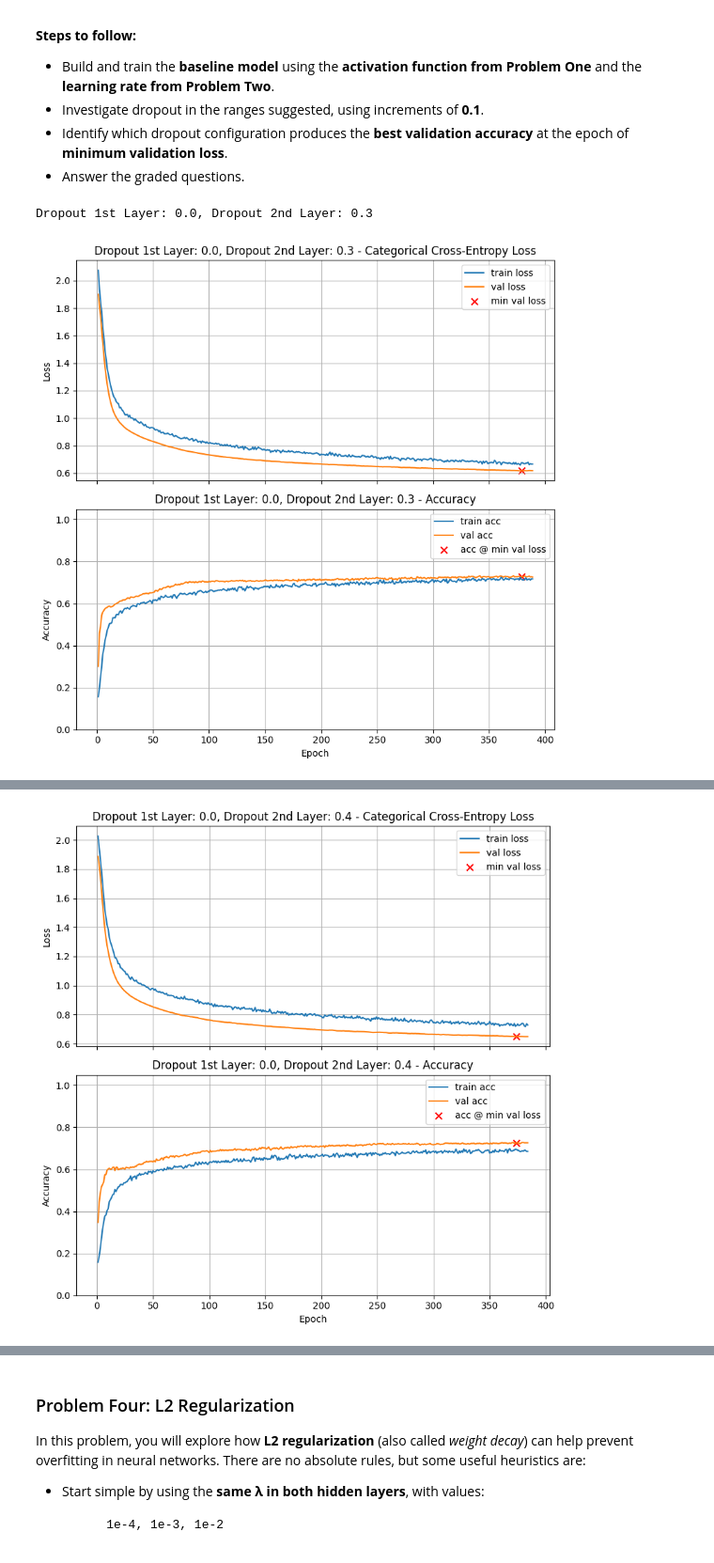
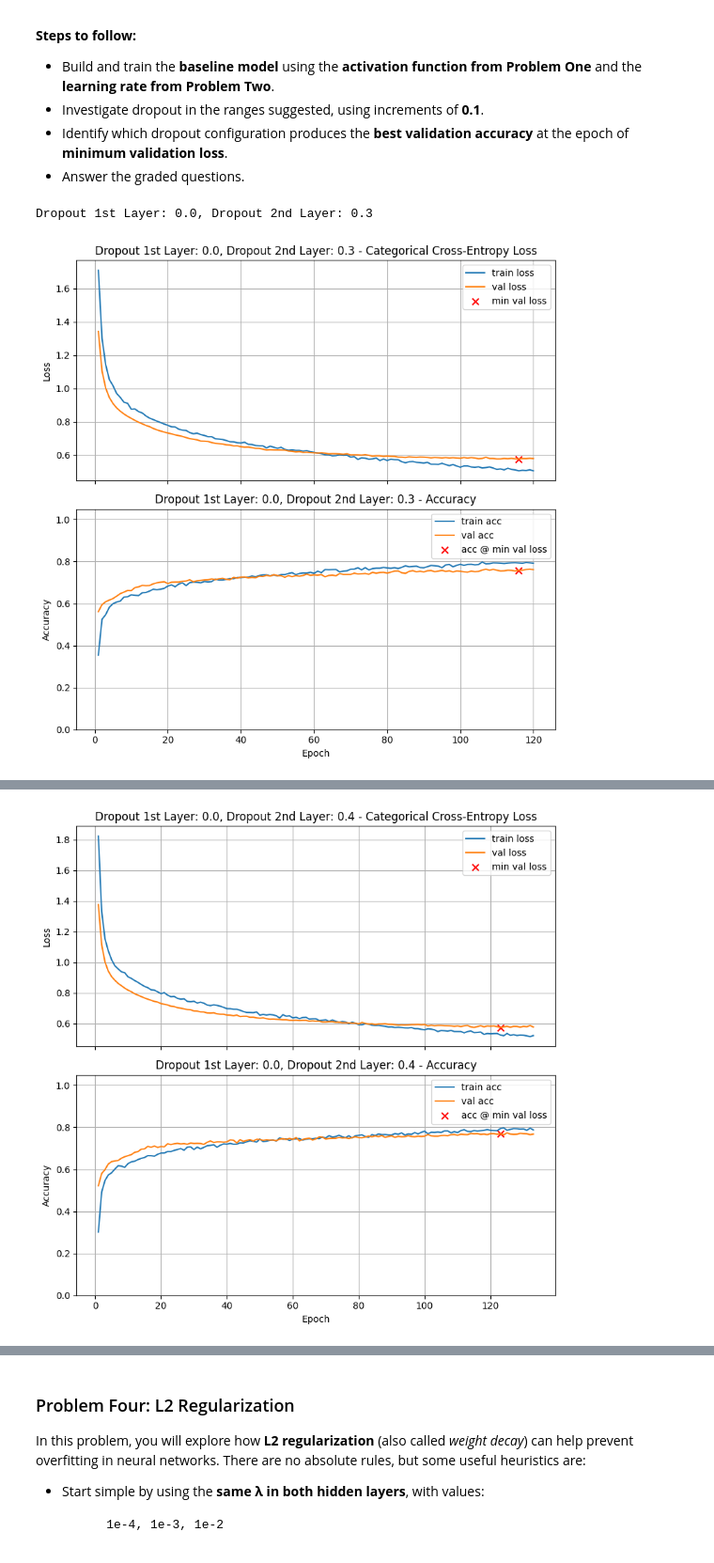
Before and after one commit to jtvon/Module-7-Assignments, a Jupyter notebook: Homework_03.ipynb, the cells around one changed output, grey strips where cells are left out. Shown at 94% size. Saved outputs shown, nothing was run; the diff lists cells and outputs as text; code cells hidden in the pictures.

```diff
--- a/Homework_03.ipynb
+++ b/Homework_03.ipynb
@@ -409,8 +417,11 @@ In this problem, you will train the **baseline neural network** and investigate
 # Your code here. Add as many cells as you need.
 activation = ['relu', 'tanh', 'sigmoid']
 
-for func in activation:
+results_1 = pd.DataFrame(columns=['Activation Function', 'Best Val Accuracy', 'Min Val Loss'], index=[0,1,2])
+
+for i, func in enumerate(activation):
     model = build_model(X_train.shape[1], [ (64, func, 0.0, 0.0), (32, func, 0.0, 0.0)], n_classes)
-    train_and_test(model, title=f"Activation Function: {func}", verbose=1, return_history = True)
+    history, metrics = train_and_test(model, title=f"Activation Function: {func}", verbose=0, return_history = True)
+    results_1.loc[i] = [func, metrics['val_acc_at_min_loss'], metrics['min_val_loss']]
 # %% [output]
 Activation Function: relu
@@ -529,8 +527,11 @@ In this problem, you will continue working with the **baseline model** and deter
 # Your code here. Add as many cells as you need.
 learning_rate = [1e-3, 5e-4, 1e-4, 5e-5, 1e-5]
 
-for lr in learning_rate:
-    model = build_model(X_train.shape[1], [ (64, 'sigmoid', 0.0, 0.0), (32, 'sigmoid', 0.0, 0.0)], n_classes)
-    train_and_test(model, lr_schedule=lr, title=f"Learning Rate: {lr}", verbose=1, return_history = True)
+results_2 = pd.DataFrame(columns=['Learning Rate', 'Best Val Accuracy', 'Min Val Loss'], index=[0,1,2,3,4])
+
+for i, lr in enumerate(learning_rate):
+    model = build_model(X_train.shape[1], [ (64, 'tanh', 0.0, 0.0), (32, 'tanh', 0.0, 0.0)], n_classes)
+    history, metrics = train_and_test(model, title=f"Learning Rate: {lr}", verbose=0, return_history = True)
+    results_2.loc[i] = [lr, metrics['val_acc_at_min_loss'], metrics['min_val_loss']]
 # %% [output]
 Learning Rate: 0.001
@@ -676,16 +662,19 @@ In this problem, you will explore how **dropout** can help prevent overfitting i
 * Answer the graded questions.
 # %%
 # Your code here. Add as many cells as you need.
-learning_rate = [5e-4]
-activation_function = ['sigmoid']
+lr_3 = 5e-4
+af_3 = 'tanh'
 
 drop_out_1st_layer = [0.0, 0.1, 0.2]
 drop_out_2nd_layer = [0.3, 0.4, 0.5]
 
-for i in drop_out_1st_layer:
-    for j in drop_out_2nd_layer:
-        model = build_model(X_train.shape[1], [ (64, activation_function[0], i, j), (32, activation_function[0], i, j)], n_classes)
-        train_and_test(model, lr_schedule=learning_rate, title=f"Dropout 1st Layer: {i}, Dropout 2nd Layer: {j}", verbose=0, return_history = True)
+results_3 = pd.DataFrame(columns=['First Dropout', 'Second Dropout', 'Best Val Accuracy', 'Min Val Loss'], index=[0,1,2,3,4,5,6,7,8])
+
+for i, drop_out_1st in enumerate(drop_out_1st_layer):
+    for j, drop_out_2nd in enumerate(drop_out_2nd_layer):
+        model = build_model(X_train.shape[1], [ (64, af_3, 0.0, drop_out_1st), (32, af_3, 0.0, drop_out_2nd)], n_classes)
+        history, metrics = train_and_test(model, lr_schedule=lr_3, title=f"Dropout 1st Layer: {drop_out_1st}, Dropout 2nd Layer: {drop_out_2nd}", verbose=0, return_history = True)
+        results_3.iloc[i * 3 + j] = [drop_out_1st, drop_out_2nd, metrics['val_acc_at_min_loss'], metrics['min_val_loss']]
 # %% [output]
 Dropout 1st Layer: 0.0, Dropout 2nd Layer: 0.3
-[figure, old version]
+[figure, new version]
@@ -705,3 +694,3 @@ Execution Time: 00:00:58
 
 Dropout 1st Layer: 0.0, Dropout 2nd Layer: 0.4
-[figure, old version]
+[figure, new version]
```
Also changed, not shown: parts of 29 cells of this notebook.
